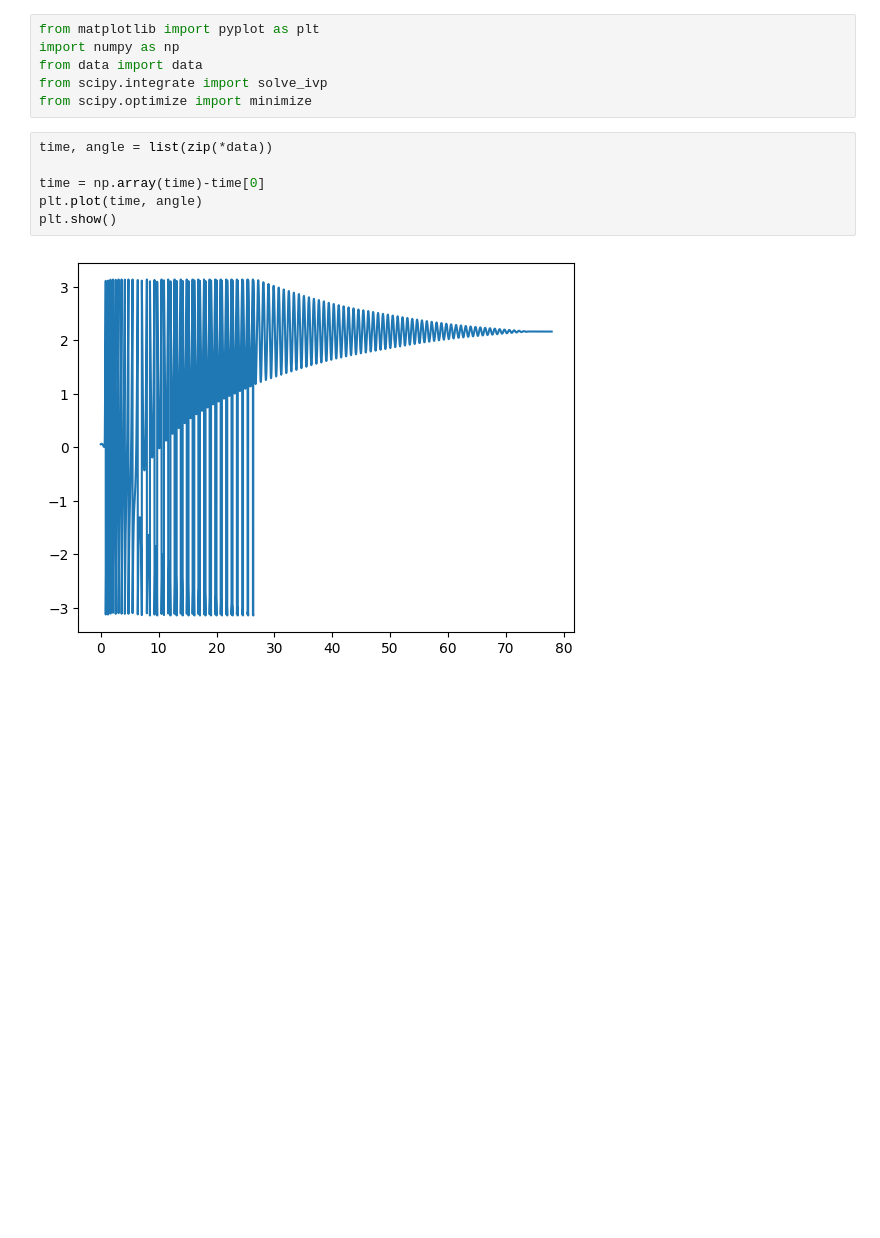
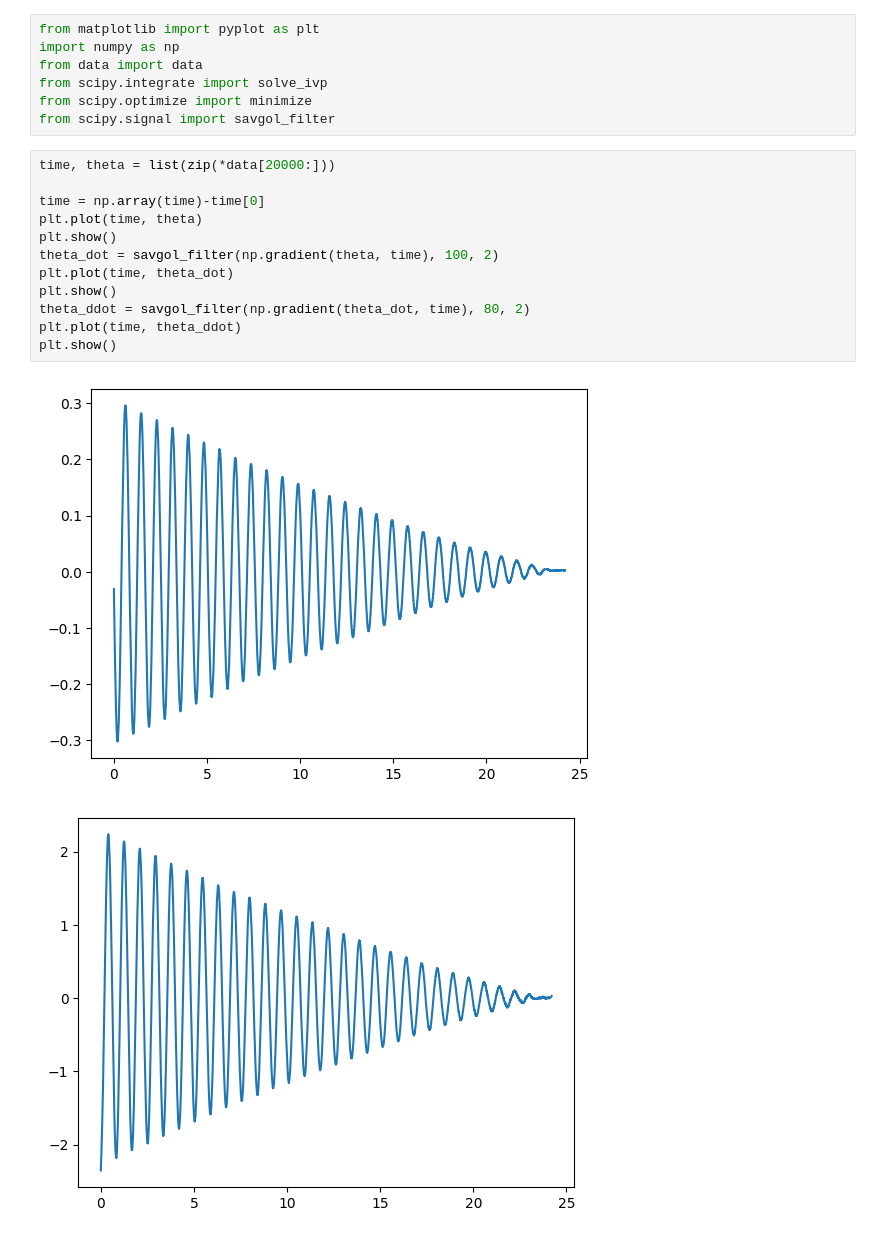
Before and after one commit to MichaelPanzer/pendulum-control, a Jupyter notebook: model_fitting.ipynb, the cells around one changed output. Drawn from its saved outputs; the diff is of its cells as text; blank space fills up the shorter version.

```diff
--- a/model_fitting.ipynb
+++ b/model_fitting.ipynb
@@ -4,11 +4,19 @@ import numpy as np
 from data import data
 from scipy.integrate import solve_ivp
 from scipy.optimize import minimize
+from scipy.signal import savgol_filter
 # %%
-time, angle = list(zip(*data))
+time, theta = list(zip(*data[20000:]))
 
 time = np.array(time)-time[0]
-plt.plot(time, angle)
+plt.plot(time, theta)
 plt.show()
+theta_dot = savgol_filter(np.gradient(theta, time), 100, 2)
+plt.plot(time, theta_dot)
+plt.show()
+theta_ddot = savgol_filter(np.gradient(theta_dot, time), 80, 2)
+plt.plot(time, theta_ddot)
+plt.show()
 # %% [output]
-[figure, old version]
+[figure, new version]
+[figure, added]
```
Also changed, not shown: parts of 4 cells of this notebook, 2 other files.
